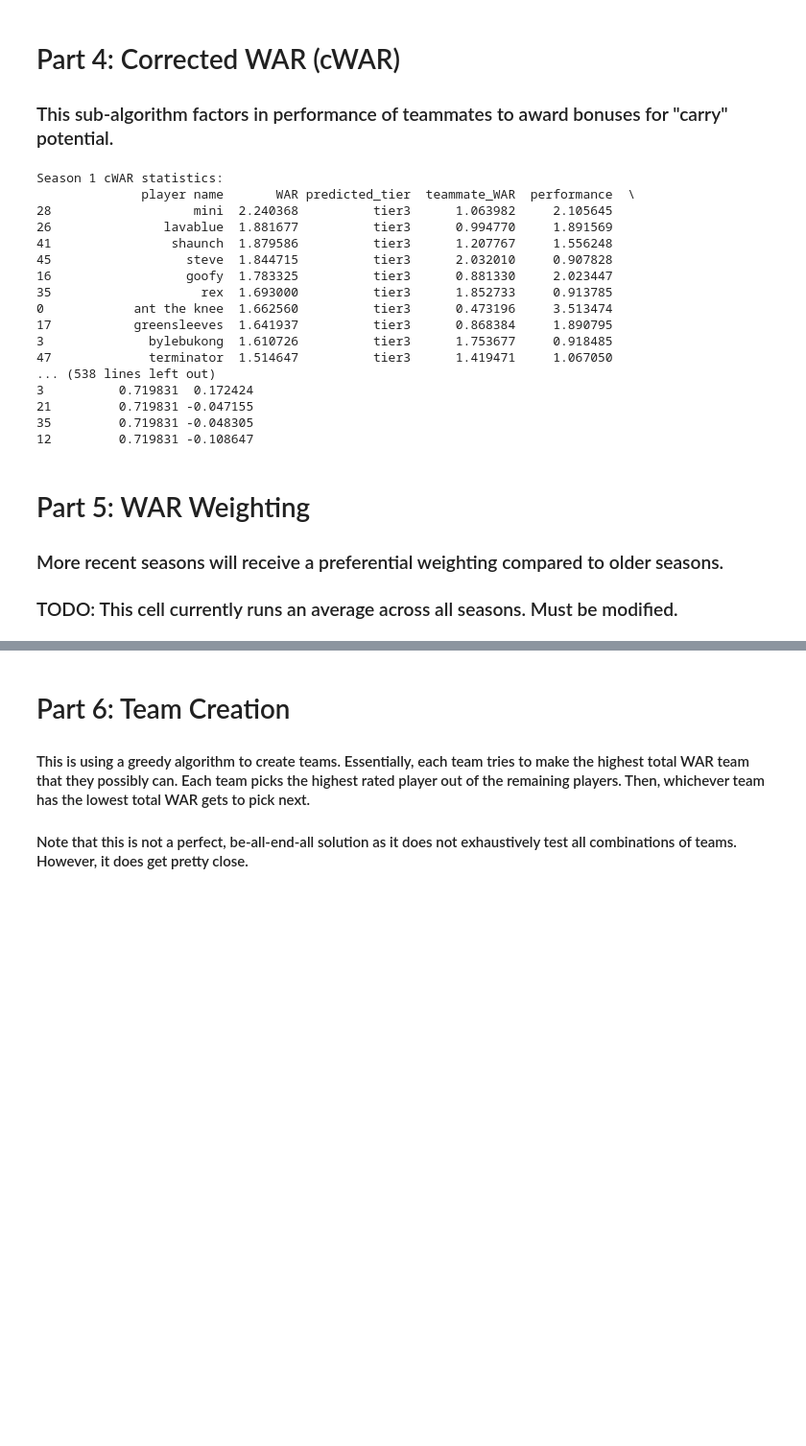
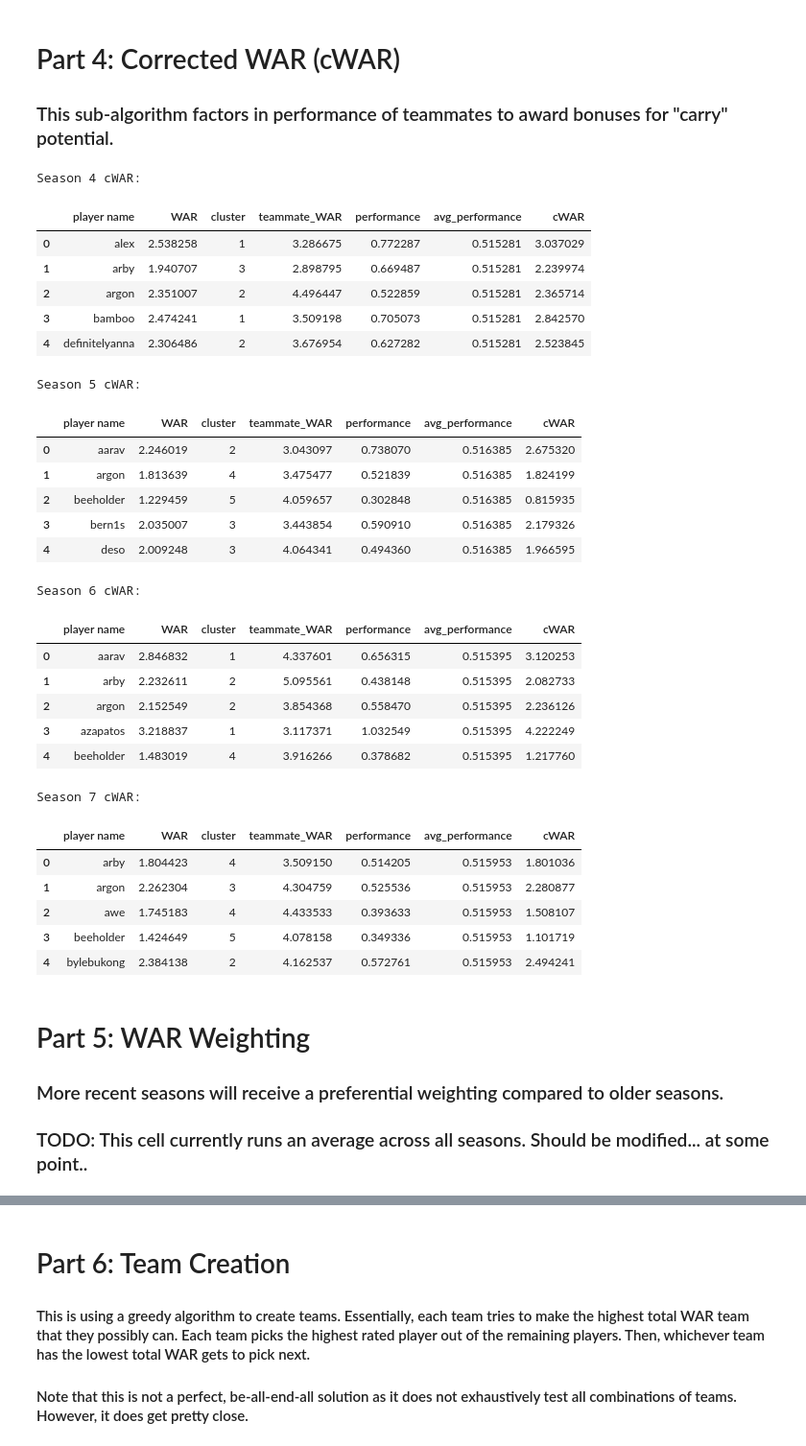
Before and after one commit to ankbhatia19/TRLRanking, a Jupyter notebook: Ranking.ipynb, the cells around one changed output, grey strips where cells are left out. Shown at 96% size. Cells and saved outputs as stored; diff of their text form; code cells hidden in the pictures; blank space fills up the shorter version.

```diff
--- a/Ranking.ipynb
+++ b/Ranking.ipynb
@@ -267,7 +282,10 @@ def calculate_war_per_season(seasons_list, offense_mult=offense_multiplier, defe
             offense_mult * (
                 + (player_stats_one_season['goals'] - averages_one_season['goals'])
                 + (player_stats_one_season['assists'] - averages_one_season['assists']) * 0.75
-                + (player_stats_one_season['shots'] - averages_one_season['shots']) * 0.33
+                + (
+                        (player_stats_one_season['shots'] - player_stats_one_season['goals'])
+                      - (averages_one_season['shots'] - averages_one_season['goals'])
+                ) * 0.33
             ) +
             defense_mult * (
                 + (player_stats_one_season['saves'] - averages_one_season['saves']) * 0.6
@@ -279,13 +297,13 @@ def calculate_war_per_season(seasons_list, offense_mult=offense_multiplier, defe
                 - (player_stats_one_season['demos taken'] - averages_one_season['demos taken']) * 0.1
                 + (player_stats_one_season['amount stolen'] - averages_one_season['amount stolen']) * 0.005
             )
-        ) + 1
+        ) + 2
+
+        # Store intermediate results
+        rankings_one_season.to_csv(f'results/WAR/season_{season_index}.csv', index=False)
 
         # Drop every column except the ones we want to view
         rankings_one_season = rankings_one_season[['player name', 'WAR']]
-
-        # Sort by WAR
-        rankings_one_season = rankings_one_season.sort_values(by='WAR', ascending=False)
 
         return rankings_one_season
 
@@ -300,5 +318,5 @@ war_by_season = calculate_war_per_season(per_game_stats_by_season)
 # Display the results
 for i, season_df in enumerate(war_by_season, start=start_season):
     print(f"Season {i} WAR statistics:")
-    print(season_df)
+    display(season_df.head())
 # %% [output]
@@ -326,8 +355,14 @@ Season 1 WAR statistics:
 # %%
 for i, season_df in enumerate(war_by_season, start=start_season):
     breaks = jpy.jenks_breaks(season_df['WAR'], n_classes=5)
-    season_df['predicted_tier'] = pd.cut(season_df['WAR'], bins=breaks, labels=['tier5', 'tier4', 'tier3', 'tier2', 'tier1'])
+    season_df['cluster'] = pd.cut(season_df['WAR'], bins=breaks, labels=['5', '4', '3', '2', '1'], include_lowest=True)
 
     print(f"Season {i} clusters:")
-    print(season_df)
+    display(season_df.head())
+
+    cluster_averages = season_df.groupby('cluster', observed=True)['WAR'].mean().reset_index()
+    cluster_averages.columns = ['cluster', 'average_WAR']
+
+    print(f"season {i} cluster averages:")
+    display(cluster_averages)
 # %% [output]
@@ -390,6 +451,9 @@ def calculate_cwar_per_season(seasons_list):
                 )
         )
 
+        # Store intermediate results
+        cwar_one_season.to_csv(f'results/cWAR/season_{season_index}.csv', index=False)
+
         return cwar_one_season
 
 
@@ -400,35 +464,45 @@ def calculate_cwar_per_season(seasons_list):
 # %%
 # Run the calculate_cwar_per_season function
 cwar_by_season = calculate_cwar_per_season(war_by_season)
 
 # Display the results
 for i, season_df in enumerate(cwar_by_season, start=start_season):
-    print(f"Season {i} cWAR statistics:")
-    print(season_df)
-    season_df.to_csv(f'results/cwar_season_{i}', index=False)
+    print(f"Season {i} cWAR:")
+    display(season_df.head())
 # %% [output]
-Season 1 cWAR statistics:
-              player name       WAR predicted_tier  teammate_WAR  performance  \
-28                   mini  2.240368          tier3      1.063982     2.105645
-26               lavablue  1.881677          tier3      0.994770     1.891569
-41                shaunch  1.879586          tier3      1.207767     1.556248
-45                  steve  1.844715          tier3      2.032010     0.907828
-16                  goofy  1.783325          tier3      0.881330     2.023447
-35                    rex  1.693000          tier3      1.852733     0.913785
-0            ant the knee  1.662560          tier3      0.473196     3.513474
-17           greensleeves  1.641937          tier3      0.868384     1.890795
-3              bylebukong  1.610726          tier3      1.753677     0.918485
-47             terminator  1.514647          tier3      1.419471     1.067050
-... (538 lines left out)
-3          0.719831  0.172424
-21         0.719831 -0.047155
-35         0.719831 -0.048305
-12         0.719831 -0.108647
+Season 4 cWAR:
+|  | player name | WAR | cluster | teammate_WAR | performance | avg_performance | cWAR |
+| 0 | alex | 2.538258 | 1 | 3.286675 | 0.772287 | 0.515281 | 3.037029 |
+| 1 | arby | 1.940707 | 3 | 2.898795 | 0.669487 | 0.515281 | 2.239974 |
+| 2 | argon | 2.351007 | 2 | 4.496447 | 0.522859 | 0.515281 | 2.365714 |
+| 3 | bamboo | 2.474241 | 1 | 3.509198 | 0.705073 | 0.515281 | 2.842570 |
+| 4 | definitelyanna | 2.306486 | 2 | 3.676954 | 0.627282 | 0.515281 | 2.523845 |
+Season 5 cWAR:
+|  | player name | WAR | cluster | teammate_WAR | performance | avg_performance | cWAR |
+| 0 | aarav | 2.246019 | 2 | 3.043097 | 0.738070 | 0.516385 | 2.675320 |
+| 1 | argon | 1.813639 | 4 | 3.475477 | 0.521839 | 0.516385 | 1.824199 |
+| 2 | beeholder | 1.229459 | 5 | 4.059657 | 0.302848 | 0.516385 | 0.815935 |
+| 3 | bern1s | 2.035007 | 3 | 3.443854 | 0.590910 | 0.516385 | 2.179326 |
+| 4 | deso | 2.009248 | 3 | 4.064341 | 0.494360 | 0.516385 | 1.966595 |
+Season 6 cWAR:
+|  | player name | WAR | cluster | teammate_WAR | performance | avg_performance | cWAR |
+| 0 | aarav | 2.846832 | 1 | 4.337601 | 0.656315 | 0.515395 | 3.120253 |
+| 1 | arby | 2.232611 | 2 | 5.095561 | 0.438148 | 0.515395 | 2.082733 |
+| 2 | argon | 2.152549 | 2 | 3.854368 | 0.558470 | 0.515395 | 2.236126 |
+| 3 | azapatos | 3.218837 | 1 | 3.117371 | 1.032549 | 0.515395 | 4.222249 |
+| 4 | beeholder | 1.483019 | 4 | 3.916266 | 0.378682 | 0.515395 | 1.217760 |
+Season 7 cWAR:
+|  | player name | WAR | cluster | teammate_WAR | performance | avg_performance | cWAR |
+| 0 | arby | 1.804423 | 4 | 3.509150 | 0.514205 | 0.515953 | 1.801036 |
+| 1 | argon | 2.262304 | 3 | 4.304759 | 0.525536 | 0.515953 | 2.280877 |
+| 2 | awe | 1.745183 | 4 | 4.433533 | 0.393633 | 0.515953 | 1.508107 |
+| 3 | beeholder | 1.424649 | 5 | 4.078158 | 0.349336 | 0.515953 | 1.101719 |
+| 4 | bylebukong | 2.384138 | 2 | 4.162537 | 0.572761 | 0.515953 | 2.494241 |
 # %% [markdown]
 # Part 5: WAR Weighting
 
 ### More recent seasons will receive a preferential weighting compared to older seasons.
-### TODO: This cell currently runs an average across all seasons. Must be modified.
+### TODO: This cell currently runs an average across all seasons. Should be modified... at some point..
 # %%
 # Add weights for more recent seasons
 
```
Also changed, not shown: parts of 8 cells of this notebook, 27 other files.
